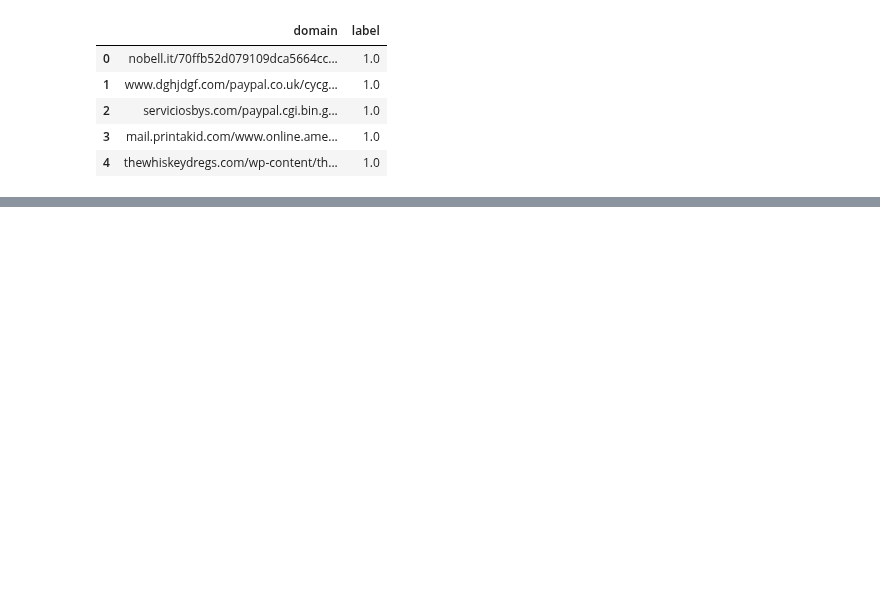
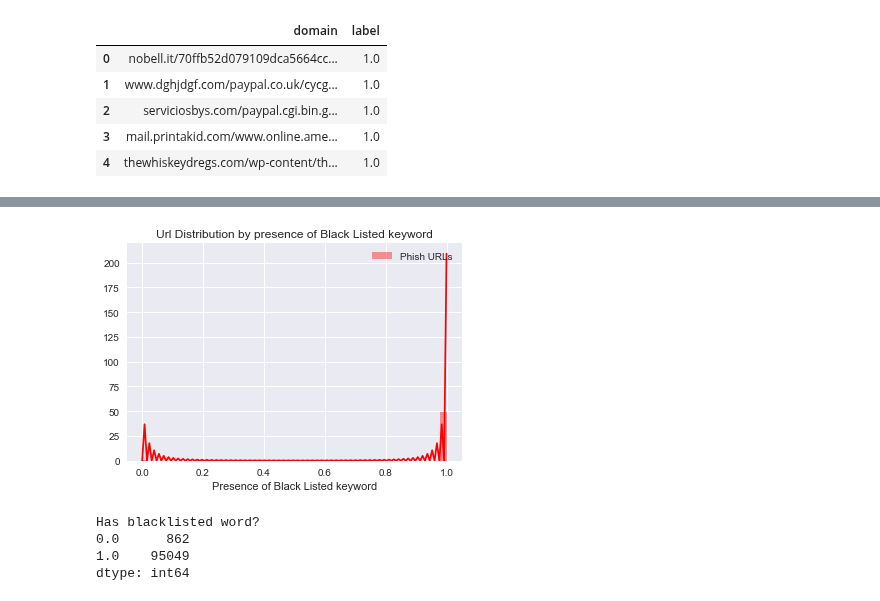
Before and after one commit to nileshjoshi15/DataDrivenProject, a Jupyter notebook: URL Classifier.ipynb, the cells around one changed output, grey strips where cells are left out. Drawn from its saved outputs; the diff is of its cells as text; code cells hidden in the pictures; blank space fills up the shorter version.

```diff
--- a/URL Classifier.ipynb
+++ b/URL Classifier.ipynb
@@ -891,0 +972,19 @@ avg / total       0.93      0.93      0.93      3000
+# %%
+# Data Visualization, Distribution according to length of URL
+sns.set(style = 'darkgrid')
+sns.distplot(featureSet[featureSet['label'] == 0.0]['Has blacklisted word?'], color='red', label = 'Phish URLs')
+#sns.distplot(featureSet[featureSet['label'] == 1.0]['Has blacklisted word?'], color='green', label = 'Legitimate URLs')
+plt.title('Url Distribution by presence of Black Listed keyword')
+plt.legend(loc = 'upper right')
+plt.xlabel('Presence of Black Listed keyword')
+
+plt.show()
+# %% [output]
+[figure, added]
+# %%
+print(featureSet.groupby(featureSet['Has blacklisted word?']).size())
+# %% [output]
+Has blacklisted word?
+0.0      862
+1.0    95049
+dtype: int64
```
Also changed, not shown: parts of 25 cells of this notebook, 8 other files.
